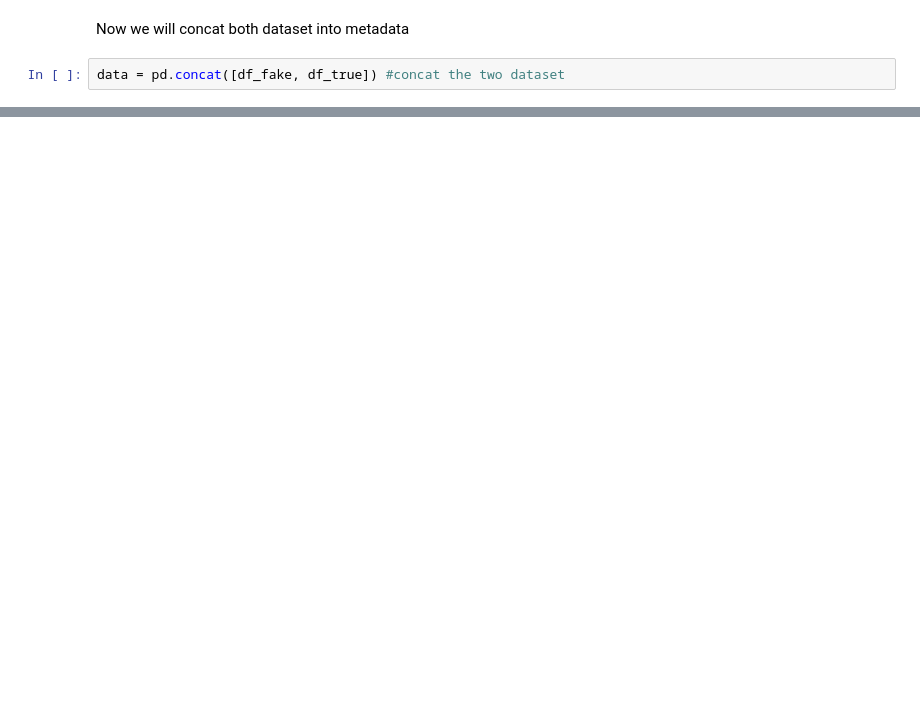
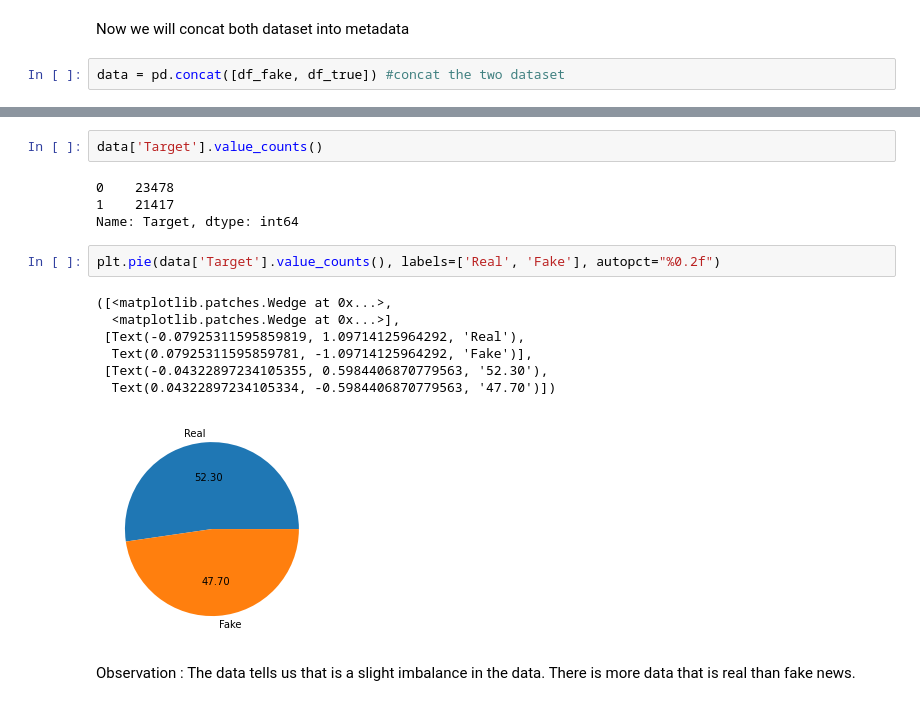
Before and after one commit to Jkhattak/FakeAndRealNews, a Jupyter notebook: main.ipynb, the cells around one changed output, grey strips where cells are left out. Saved outputs shown, nothing was run; the diff lists cells and outputs as text; blank space fills up the shorter version.

```diff
--- a/main.ipynb
+++ b/main.ipynb
@@ -161,0 +176,18 @@ data.shape
+# %%
+data['Target'].value_counts()
+# %% [output]
+0    23478
+1    21417
+Name: Target, dtype: int64
+# %%
+plt.pie(data['Target'].value_counts(), labels=['Real', 'Fake'], autopct="%0.2f")
+# %% [output]
+([<matplotlib.patches.Wedge at 0x...>,
+  <matplotlib.patches.Wedge at 0x...>],
+ [Text(-0.07925311595859819, 1.09714125964292, 'Real'),
+  Text(0.07925311595859781, -1.09714125964292, 'Fake')],
+ [Text(-0.04322897234105355, 0.5984406870779563, '52.30'),
+  Text(0.04322897234105334, -0.5984406870779563, '47.70')])
+[figure, added]
+# %% [markdown]
+Observation : The data tells us that is a slight imbalance in the data. There is more data that is real than fake news.
```
Also changed, not shown: parts of 17 cells of this notebook.
